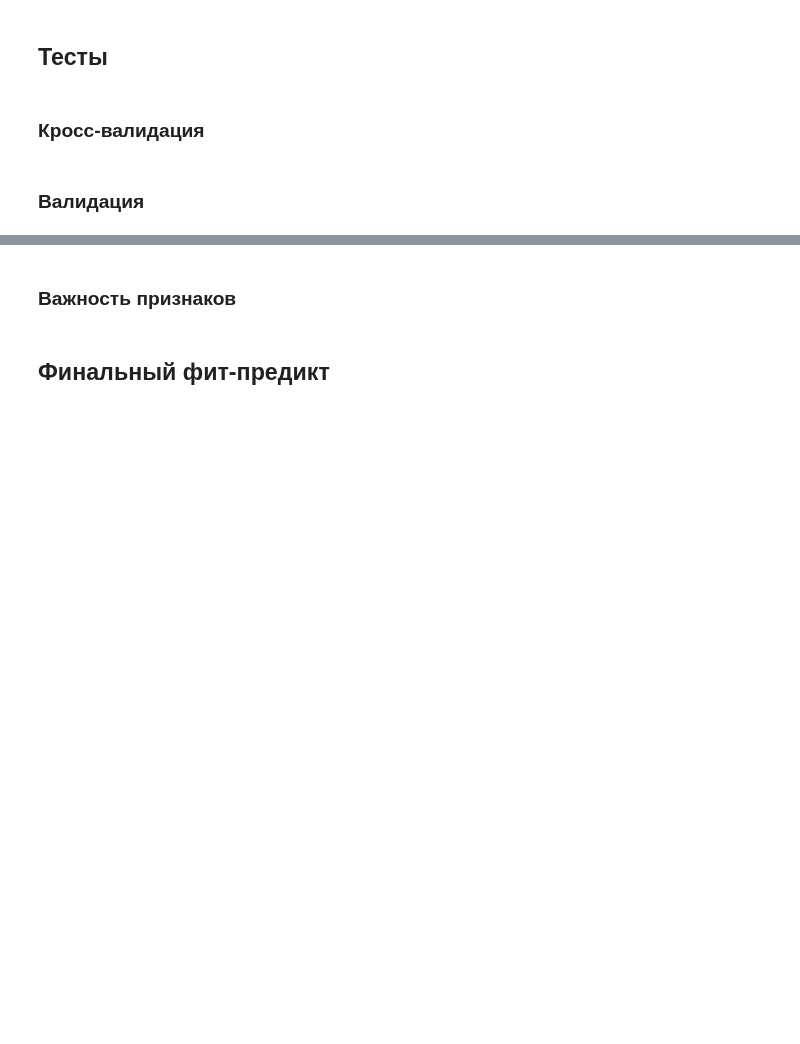
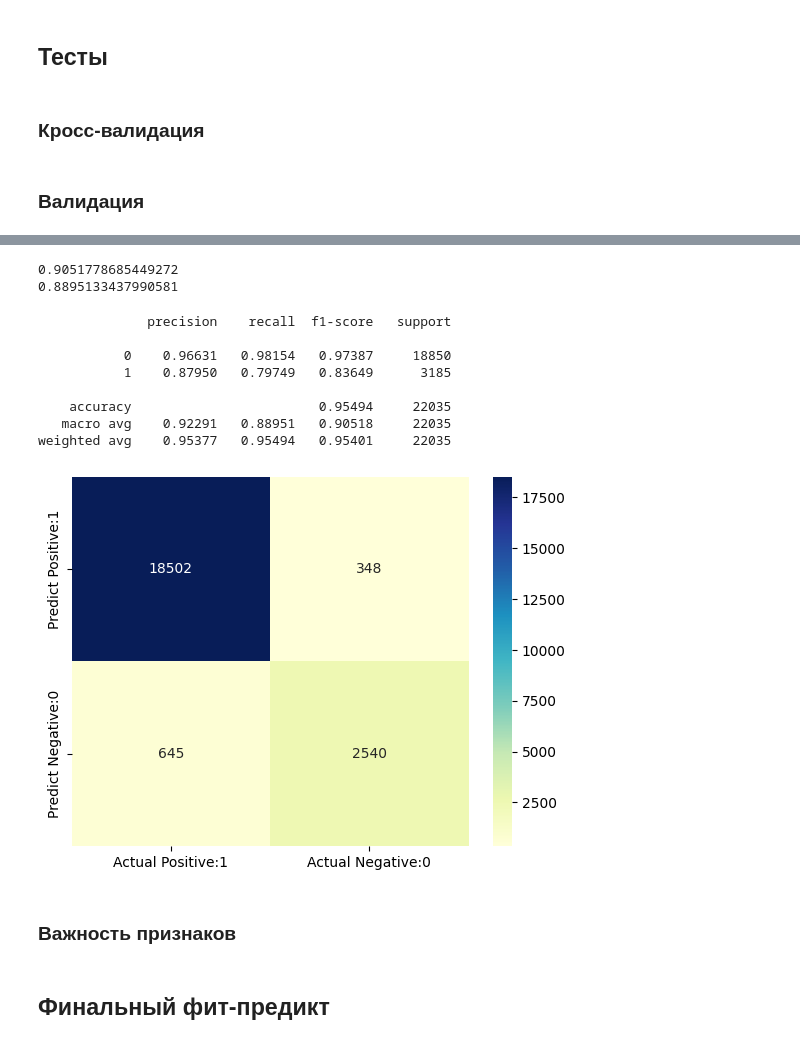
Before and after one commit to dead4an/AIIJC2023-manufacturing, a Jupyter notebook: boosting_models/lightgbm.ipynb, the cells around one changed output, grey strips where cells are left out. Saved outputs shown, nothing was run; the diff lists cells and outputs as text; code cells hidden in the pictures; blank space fills up the shorter version.

```diff
--- a/boosting_models/lightgbm.ipynb
+++ b/boosting_models/lightgbm.ipynb
@@ -249,12 +249,12 @@ study.optimize(objective, n_trials=100)
 ## Тесты
 # %%
 best_params = {
-    'learning_rate': 0.25,
-    'n_estimators': 2200,
-    'max_depth': 16,
-    'max_bin': 160,
-    'num_leaves': 180,
-    'reg_lambda': 0.2,
+    'learning_rate': 0.25595401399911066,
+    'n_estimators': 2122,
+    'max_depth': 14,
+    'max_bin': 163,
+    'num_leaves': 176,
+    'reg_lambda': 0.15394653650963538,
     }
 
 # Модель
@@ -288,9 +296,34 @@ preds = pipeline.predict(X_test)
 # %%
 print(f1_score(y_test, preds, average='macro'))
 print(roc_auc_score(y_test, preds))
+# %% [output]
+0.9051778685449272
+0.8895133437990581
 # %%
 print(f1_score(y_test, preds, average='macro'))
 print(roc_auc_score(y_test, preds))
 # %%
 print(f1_score(y_test, preds, average='macro'))
 print(roc_auc_score(y_test, preds))
+# %%
+from sklearn.metrics import confusion_matrix
+cm = confusion_matrix(y_test, preds)
+import seaborn as sns
+# visualize confusion matrix with seaborn heatmap
+
+cm_matrix = pd.DataFrame(data=cm, columns=['Actual Positive:1', 'Actual Negative:0'],
+                                 index=['Predict Positive:1', 'Predict Negative:0'])
+
+sns.heatmap(cm_matrix, annot=True, fmt='d', cmap='YlGnBu')
+from sklearn.metrics import classification_report
+print(classification_report(y_test, preds, digits=5))
+# %% [output]
+              precision    recall  f1-score   support
+
+           0    0.96631   0.98154   0.97387     18850
+           1    0.87950   0.79749   0.83649      3185
+
+    accuracy                        0.95494     22035
+   macro avg    0.92291   0.88951   0.90518     22035
+weighted avg    0.95377   0.95494   0.95401     22035
+[figure, added]
```
Also changed, not shown: parts of 3 cells of this notebook, 1 other file.
